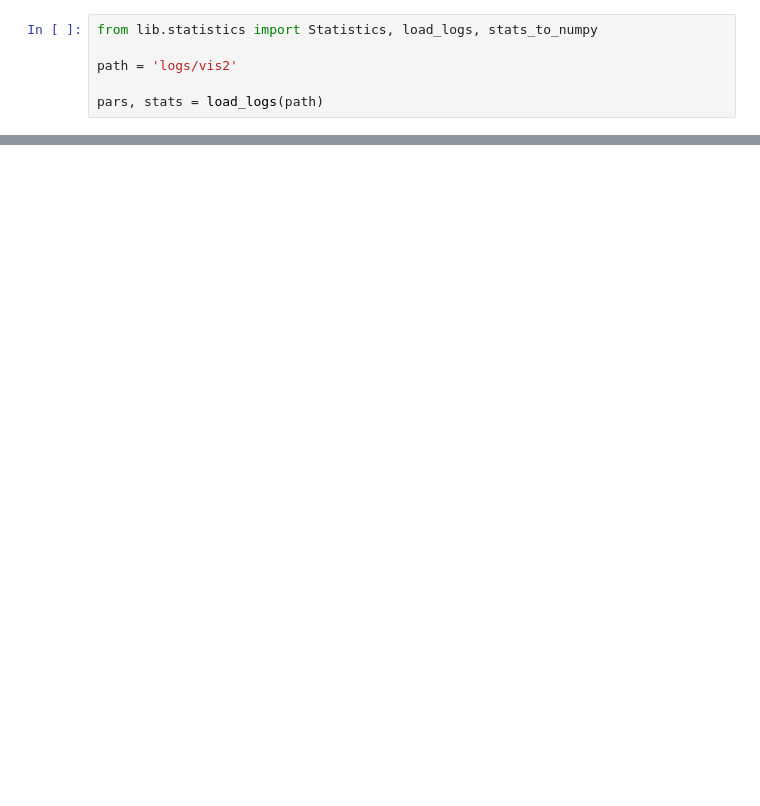
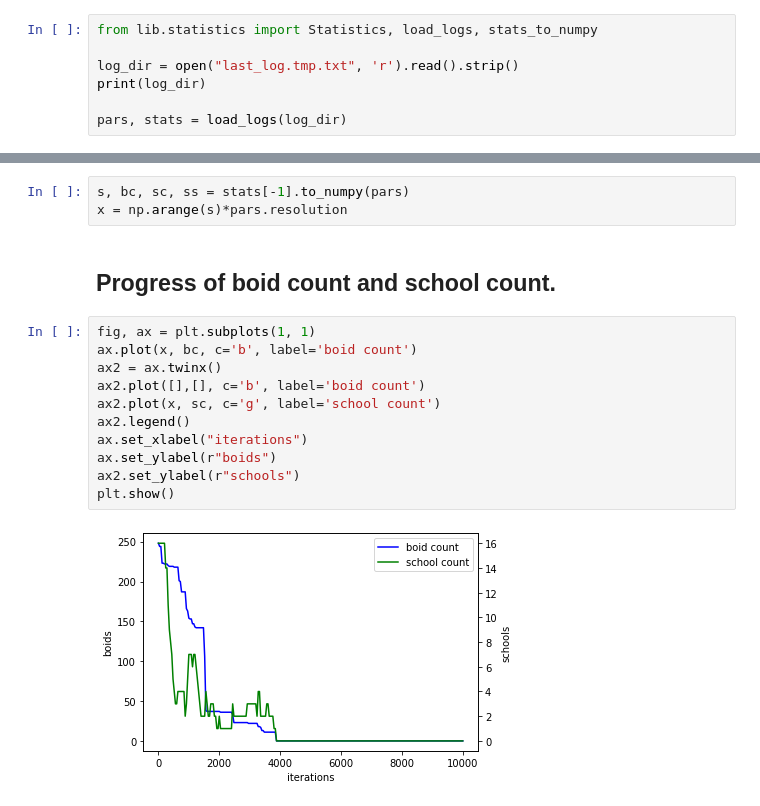
Before and after one commit to alvitawa/bigsim, a Jupyter notebook: Visualize.ipynb, the cells around one changed output, grey strips where cells are left out. Saved outputs shown, nothing was run; the diff lists cells and outputs as text; blank space fills up the shorter version.

```diff
--- a/Visualize.ipynb
+++ b/Visualize.ipynb
@@ -1,6 +1,7 @@
 # %%
 from lib.statistics import Statistics, load_logs, stats_to_numpy
 
-path = 'logs/vis2'
+log_dir = open("last_log.tmp.txt", 'r').read().strip()
+print(log_dir)
 
-pars, stats = load_logs(path)
+pars, stats = load_logs(log_dir)
@@ -6,0 +38,18 @@ pars, stats = load_logs(path)
+# %%
+s, bc, sc, ss = stats[-1].to_numpy(pars)
+x = np.arange(s)*pars.resolution
+# %% [markdown]
+## Progress of boid count and school count.
+# %%
+fig, ax = plt.subplots(1, 1)
+ax.plot(x, bc, c='b', label='boid count')
+ax2 = ax.twinx()
+ax2.plot([],[], c='b', label='boid count')
+ax2.plot(x, sc, c='g', label='school count')
+ax2.legend()
+ax.set_xlabel("iterations")
+ax.set_ylabel(r"boids")
+ax2.set_ylabel(r"schools")
+plt.show()
+# %% [output]
+[figure, added]
```
Also changed, not shown: parts of 23 cells of this notebook, 6 other files.
